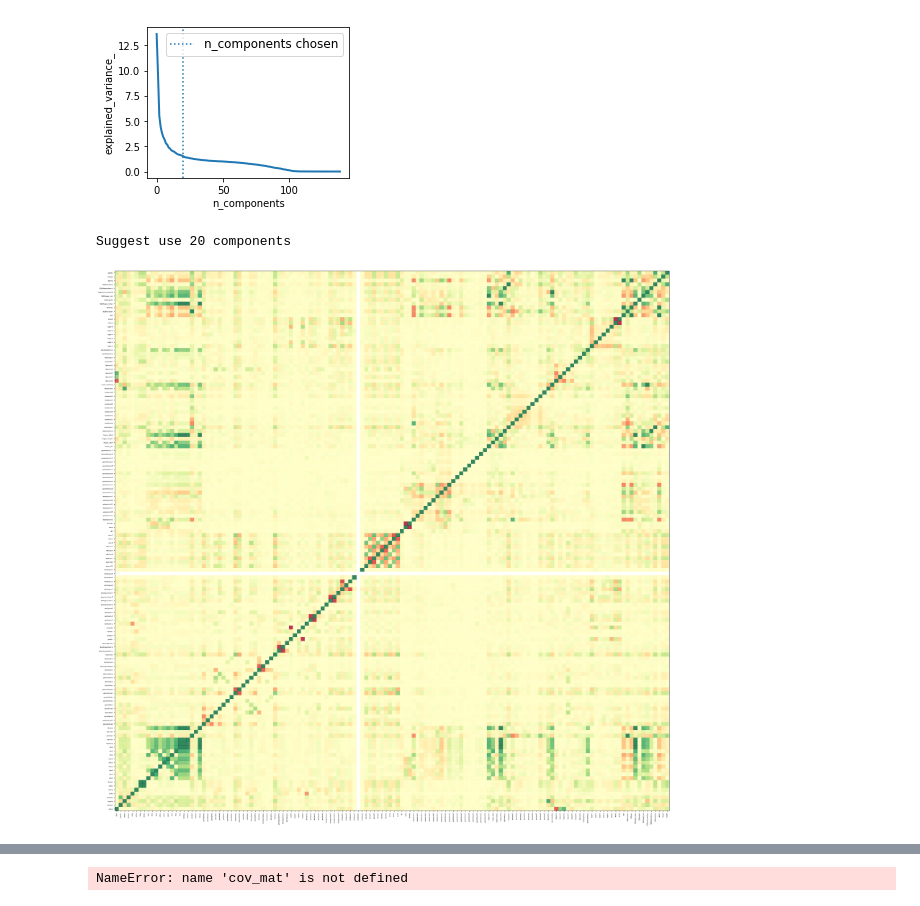
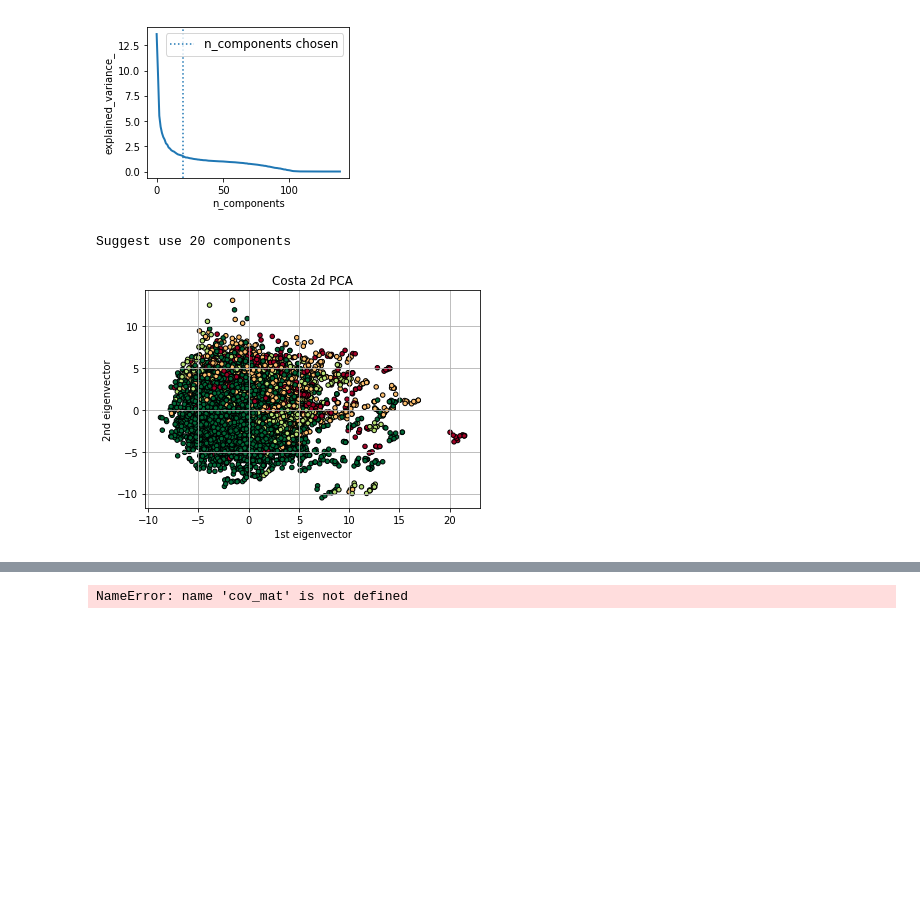
Before and after one commit to fubar2/kaggle_costa_rica, a Jupyter notebook: costa1.ipynb, the cells around one changed output, grey strips where cells are left out. Cells and saved outputs as stored; diff of their text form; code cells hidden in the pictures; blank space fills up the shorter version.

```diff
--- a/costa1.ipynb
+++ b/costa1.ipynb
@@ -118,7 +118,41 @@ def dohists(ds):
         else:
             print('%s has a binary distribution:\n%s' % (c,ctab))
 
-def data_cleaning(data):
+
+def pca3d(data,labels,mytitle):
+    fig = plt.figure(figsize=(8, 6))
+    ax = Axes3D(fig, elev=-150, azim=160)
+    pca = PCA(n_components=3)
+
+    X_reduced = pca.fit_transform(sdata)
+
+    ax.scatter(X_reduced[:, 0], X_reduced[:, 1], data[:, 2], c=labels,
+               cmap=plt.cm.RdYlGn, edgecolor='k', s=20)
+    ax.set(xlabel="1st eigenvector", ylabel="2nd eigenvector",zlabel="3rd eigenvector",
+           title=mytitle)
+    ax.grid()
+
+    #fig.savefig("test.png")
+    plt.show()
+
+def pca2d(data,labels,mytitle):
+
+    pca = PCA(n_components=2)
+    X_reduced = pca.fit_transform(data)
+
+    fig, ax = plt.subplots()
+    ax.scatter(X_reduced[:, 0], X_reduced[:, 1],c=labels, cmap=plt.cm.RdYlGn,
+               edgecolor='k',s=20)
+
+    ax.set(xlabel="1st eigenvector", ylabel="2nd eigenvector",
+           title=mytitle)
+    ax.grid()
+
+    #fig.savefig("test.png")
+    plt.show()
+
+def data_cleaning_costa(data):
+    """ from a kernel. good enough"""
     data['dependency']=np.sqrt(data['SQBdependency'])
     data['rez_esc']=data['rez_esc'].fillna(0)
     data['v18q1']=data['v18q1'].fillna(0)
@@ -137,80 +171,36 @@ def data_cleaning(data):
     data.drop(['edjefe', 'edjefa'], axis=1, inplace=True)
 
     meaneduc_nan=data[data['meaneduc'].isnull()][['Id','idhogar','escolari']]
     me=meaneduc_nan.groupby('idhogar')['escolari'].mean().reset_index()
     for row in meaneduc_nan.iterrows():
         idx=row[0]
         idhogar=row[1]['idhogar']
         m=me[me['idhogar']==idhogar]['escolari'].tolist()[0]
         data.at[idx, 'meaneduc']=m
         data.at[idx, 'SQBmeaned']=m*m
 
     return data
 
 data=pd.read_csv('train.csv')
 trdata = data_cleaning(data)
 data=pd.read_csv('test.csv')
 tedata = data_cleaning(data)
 
 tndata = trdata.select_dtypes(exclude='object')
 tsdata = trdata.select_dtypes(include='object')
 targ = tndata[['Target']]
 ndata = tndata.drop(['Target'], axis=1)
 sdata = StandardScaler().fit_transform(ndata)
 get_n_components(sdata,targ.iloc[:,0])
+
+pca2d(sdata,targ.iloc[:,0],'Costa 2d PCA')
+pca3d(sdata,targ.iloc[:,0],'Costa 3d PCA')
+
 doheat(tndata)
 #dohists(tndata)
 
-trdata.describe()
-
-
-
-
-mu = ndata.mean(axis=0)
-mdata = ndata - mu
-
-#sdata = (mdata - mu)/mdata.std(axis=0)  # Uncommenting this reproduces mlab.PCA results
-#cov_mat = np.cov(sdata.T) #sdata.cov()
-
-#print('Covariance Matrix:\n', cov_mat, cov_mat.shape)
-
-pca = PCA(n_components=3)
-cmap = ['red','green','blue','lightgray']
-colrs = [cmap[int(x) - 1] for x in targ.iloc[:,0]]
-
-#cmap = ['red','orange','blue','lightgray']
-
-fig = plt.figure(figsize=(8, 6))
-ax = Axes3D(fig, elev=-150, azim=160)
-
-X_reduced = pca.fit_transform(sdata)
-
-ax.scatter(X_reduced[:, 0], X_reduced[:, 1], X_reduced[:, 2], c=colrs,
-           cmap=plt.cm.Set1, edgecolor='k', s=20)
-
-
-ax.set(xlabel="1st eigenvector", ylabel="2nd eigenvector",zlabel="3rd eigenvector",
-       title='Samples in first 3 eigenvector space')
-ax.grid()
-
-#fig.savefig("test.png")
-plt.show()
-
-pca = PCA(n_components=2)
-
-X_reduced = pca.fit_transform(sdata)
-
-
-fig, ax = plt.subplots()
-ax.scatter(X_reduced[:, 0], X_reduced[:, 1],c=colrs, edgecolor='k',s=20)
-
-ax.set(xlabel="1st eigenvector", ylabel="2nd eigenvector",
-       title='Samples in first 2 eigenvector space')
-ax.grid()
-
-#fig.savefig("test.png")
-plt.show()
+tsdata.info()
 # %% [output]
 [figure]
 Suggest use 20 components
-[figure, old version]
+[figure, new version]
```
Also changed, not shown: parts of 2 cells of this notebook, 4 other files.
